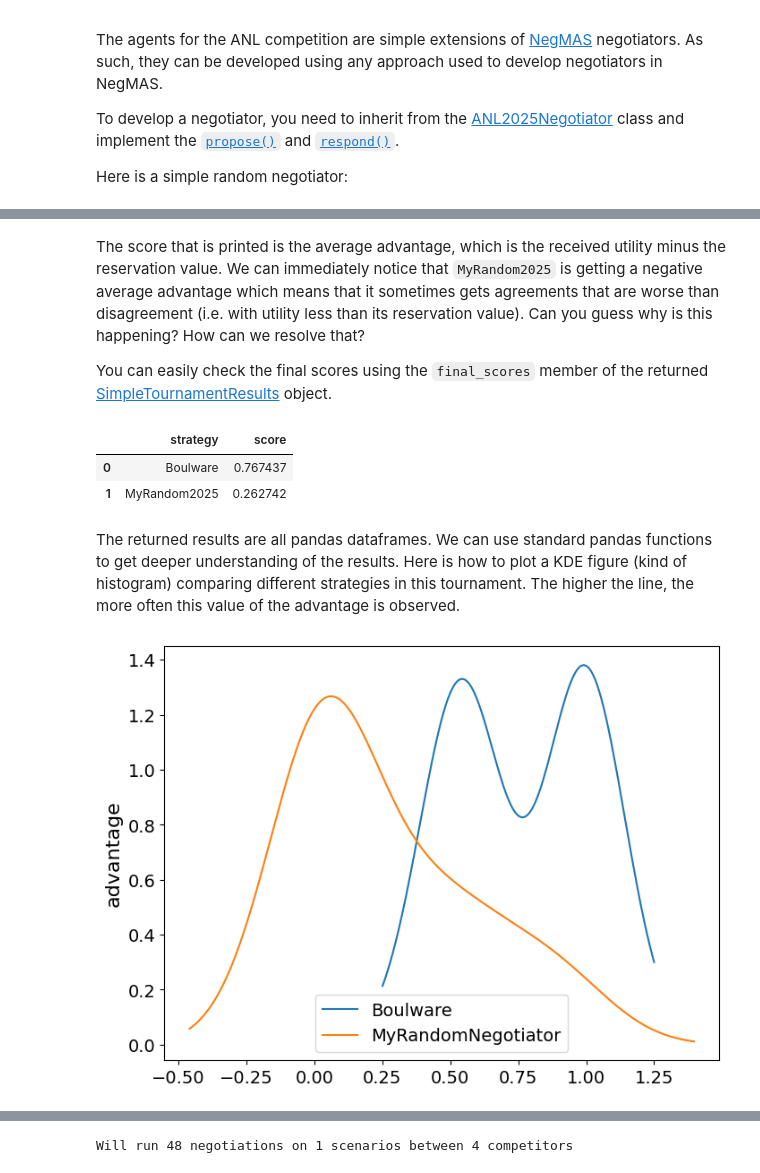
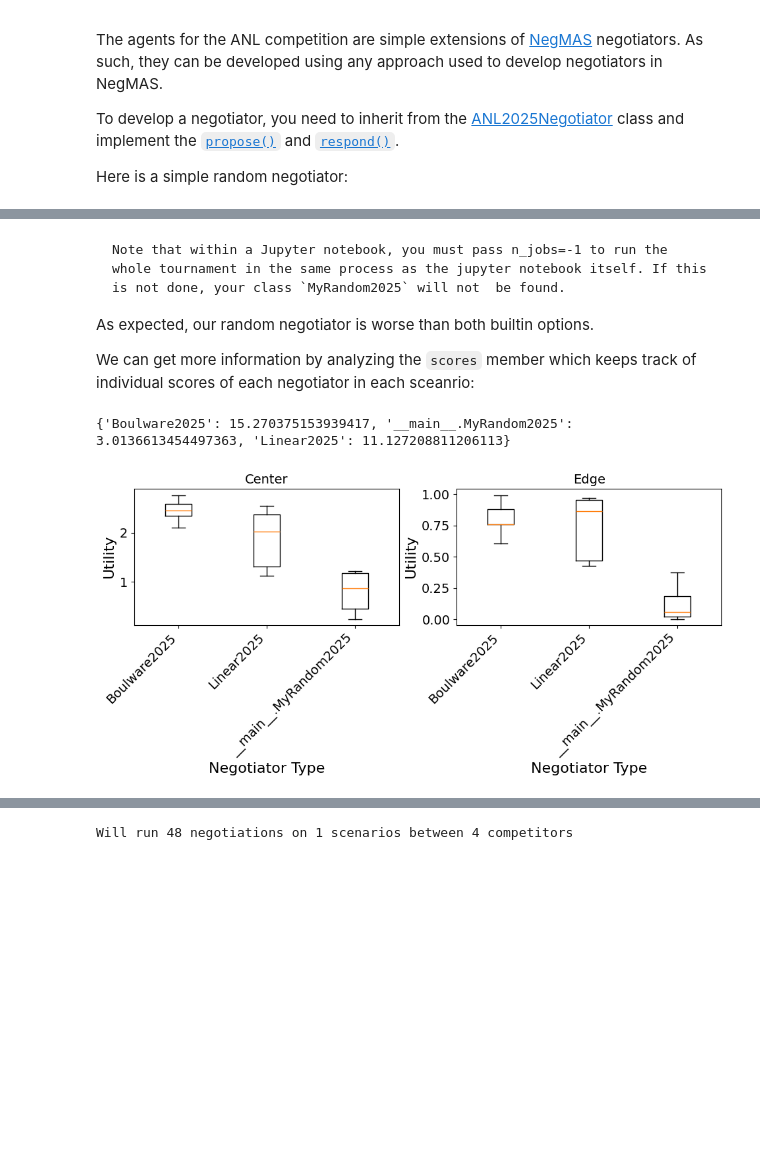
Before and after one commit to autoneg/anl2025, a Jupyter notebook: notebooks/tutorials/tutorial_develop.ipynb, the cells around one changed output, grey strips where cells are left out. Drawn from its saved outputs; the diff is of its cells as text; code cells hidden in the pictures; blank space fills up the shorter version.

Commit message:
Updates to the developing-your-agent notebook

````diff
--- a/notebooks/tutorials/tutorial_develop.ipynb
+++ b/notebooks/tutorials/tutorial_develop.ipynb
@@ -47,7 +46,7 @@ from anl2025 import ANL2025Negotiator
 
 
 class MyRandom2025(ANL2025Negotiator):
-    p_end = 0.03
+    p_end = 0.0003
     p_reject = 0.999
 
     def propose(
@@ -77,6 +116,7 @@ ImportError: cannot import name 'anl2025_tournament' from 'anl2025.tournament' (
 # %%
 results = anl2025_tournament(
-    n_scenarios=1, njobs=-1,
-    competitors=[MyRandom2025, Boulware]
+    scenarios=[make_multideal_scenario(nedges=3) for _ in range(2)],
+    n_jobs=-1,
+    competitors=(MyRandom2025, Boulware2025, Linear2025)
 )
 # %% [output]
@@ -84,21 +127,38 @@ NameError: name 'anl2025_tournament' is not defined
 # %% [markdown]
-The score that is printed is the average advantage, which is the received utility minus the reservation value. We can immediately notice that `MyRandom2025` is getting a negative average advantage which means that it sometimes gets agreements that are worse than disagreement (i.e. with utility less than its reservation value). Can you guess why is this happening? How can we resolve that?
+```note
+Note that within a Jupyter notebook, you must pass n_jobs=-1 to run the whole tournament in the same process as the jupyter notebook itself. If this is not done, your class `MyRandom2025` will not  be found.
+```
 
-You can easily check the final scores using the `final_scores` member of the returned [SimpleTournamentResults](https://negmas.readthedocs.io/en/latest/api/negmas.tournaments.SimpleTournamentResults.html) object.
+As expected, our random negotiator is worse than both builtin options.
+
+We can get more information by analyzing the `scores` member which keeps track of individual scores of each negotiator in each sceanrio:
-# %%
-results.final_scores
-# %% [output]
-|  | strategy | score |
-| 0 | Boulware | 0.767437 |
-| 1 | MyRandom2025 | 0.262742 |
-# %% [markdown]
-The returned results are all pandas dataframes. We can use standard pandas functions to get deeper understanding of the results. Here is how to plot a KDE figure (kind of histogram) comparing different strategies in this tournament. The higher the line, the more often this value of the advantage is observed.
+# %%
+print(results.final_scores)
+# %% [output]
+{'Boulware2025': 15.270375153939417, '__main__.MyRandom2025': 3.0136613454497363, 'Linear2025': 11.127208811206113}
 # %%
-fig, ax = plt.subplots(figsize=(8,6))
-df = results.scores
-for label, data in df.groupby('strategy'):
-    data.advantage.plot(kind="kde", ax=ax, label=label)
-plt.ylabel("advantage")
-plt.legend();
+import pandas as pd
+fig, (ax1, ax2) = plt.subplots(1, 2, figsize=(10,5))
+df = pd.DataFrame.from_records(results.scores)
+# Filter data for the two cases (center and edge)
+center_data = df[df['index'] == 0].groupby('agent')['utility'].apply(list).to_dict()
+edge_data = df[df['index'] != 0].groupby('agent')['utility'].apply(list).to_dict()
+ax1.boxplot(center_data.values())
+ax1.set_xticklabels(center_data.keys())
+ax1.set_xlabel('Negotiator Type')
+ax1.set_ylabel('Utility')
+ax1.set_title('Center')
+
+# Box plot for index != 0
+ax2.boxplot(edge_data.values())
+ax2.set_xticklabels(edge_data.keys())
+ax2.set_xlabel('Negotiator Type')
+ax2.set_ylabel('Utility')
+ax2.set_title('Edge')
+# Rotate x-axis labels for both subplots
+plt.setp(ax1.get_xticklabels(), rotation=45, ha='right')
+plt.setp(ax2.get_xticklabels(), rotation=45, ha='right')
+plt.tight_layout()
+plt.show()
 # %% [output]
-[figure, old version]
+[figure, new version]
````
Also changed, not shown: parts of 16 cells of this notebook, 27 other files.
